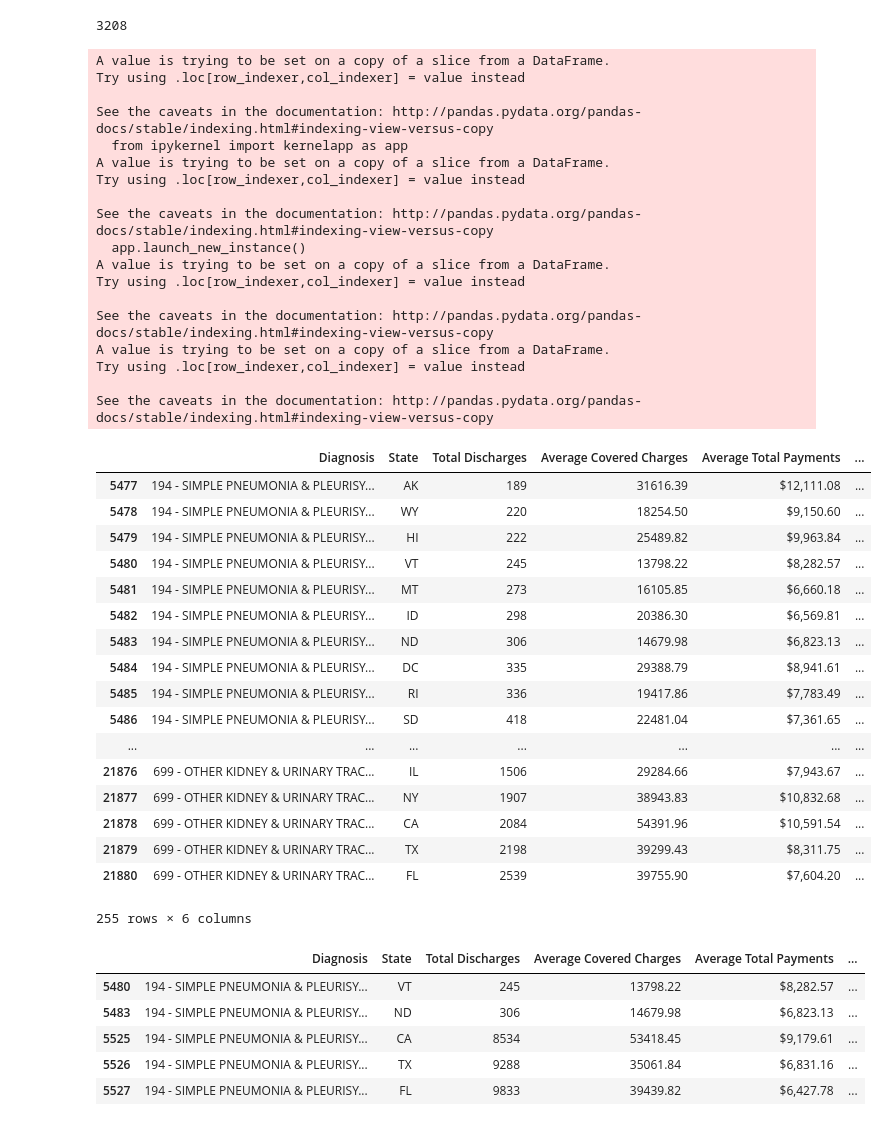
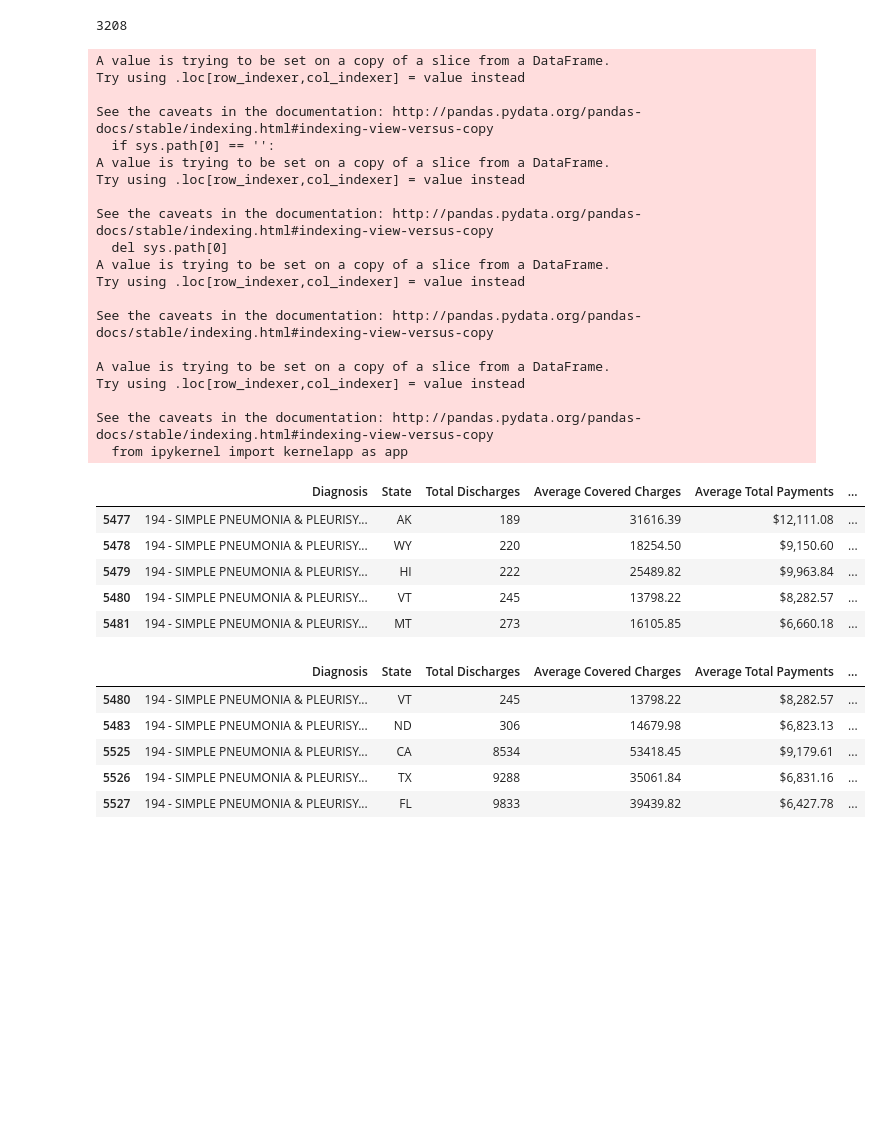
Before and after one commit to nilamroy2/Group6_Project_1, a Jupyter notebook: group6_starter_code_vasudha.ipynb, the cells around one changed output. Drawn from its saved outputs; the diff is of its cells as text; code cells hidden in the pictures; blank space fills up the shorter version.

```diff
--- a/group6_starter_code_vasudha.ipynb
+++ b/group6_starter_code_vasudha.ipynb
@@ -49,63 +25,50 @@ df_provider['Provider Id'].nunique()
 # %% [output]
 3208
 # %%
-#total_discharges = by_state[" Total Discharges "].sum()
-#total_discharges
-#df_renamed_value = df_renamed.loc[df_renamed.Diagnosis.isin(['293 - HEART FAILURE & SHOCK W/O CC/MCC','292 - HEART FAILURE & SHOCK W CC','194 - SIMPLE PNEUMONIA & PLEURISY W CC','684 - RENAL FAILURE W/O CC/MCC','699 - OTHER KIDNEY & URINARY TRACT DIAGNOSES W CC'])]
 df_renamed_value = df_renamed[df_renamed.Diagnosis.isin(diag_list)]
 df_renamed_value
 
 # '293 - HEART FAILURE & SHOCK W/O CC/MCC',
 # '292 - HEART FAILURE & SHOCK W CC',
 # '194 - SIMPLE PNEUMONIA & PLEURISY W CC',
 # '684 - RENAL FAILURE W/O CC/MCC',
 # '699 - OTHER KIDNEY & URINARY TRACT DIAGNOSES W CC'
 
 #Convert Average Provider Charges field to float
 if (type(df_renamed_value.iloc[0,2]) == str):
     df_renamed_value['Average Covered Charges'] = df_renamed_value['Average Covered Charges'].str.replace('$','').str.replace(',','')
     df_renamed_value['Average Covered Charges'] = df_renamed_value['Average Covered Charges'].astype(np.float64)
     df_renamed_value['Total Discharges'] = df_renamed_value['Total Discharges'].str.replace(',','')
     df_renamed_value['Total Discharges'] = df_renamed_value['Total Discharges'].astype(np.int64)
 
-df_renamed_value
+df_renamed_value.head()
 # %% [output]
+A value is trying to be set on a copy of a slice from a DataFrame.
+Try using .loc[row_indexer,col_indexer] = value instead
+
+See the caveats in the documentation: http://pandas.pydata.org/pandas-docs/stable/indexing.html#indexing-view-versus-copy
+  if sys.path[0] == '':
+A value is trying to be set on a copy of a slice from a DataFrame.
+Try using .loc[row_indexer,col_indexer] = value instead
+
+See the caveats in the documentation: http://pandas.pydata.org/pandas-docs/stable/indexing.html#indexing-view-versus-copy
+  del sys.path[0]
+A value is trying to be set on a copy of a slice from a DataFrame.
+Try using .loc[row_indexer,col_indexer] = value instead
+
+See the caveats in the documentation: http://pandas.pydata.org/pandas-docs/stable/indexing.html#indexing-view-versus-copy
+
 A value is trying to be set on a copy of a slice from a DataFrame.
 Try using .loc[row_indexer,col_indexer] = value instead
 
 See the caveats in the documentation: http://pandas.pydata.org/pandas-docs/stable/indexing.html#indexing-view-versus-copy
   from ipykernel import kernelapp as app
-A value is trying to be set on a copy of a slice from a DataFrame.
-Try using .loc[row_indexer,col_indexer] = value instead
-
-See the caveats in the documentation: http://pandas.pydata.org/pandas-docs/stable/indexing.html#indexing-view-versus-copy
-  app.launch_new_instance()
-A value is trying to be set on a copy of a slice from a DataFrame.
-Try using .loc[row_indexer,col_indexer] = value instead
-
-See the caveats in the documentation: http://pandas.pydata.org/pandas-docs/stable/indexing.html#indexing-view-versus-copy
-A value is trying to be set on a copy of a slice from a DataFrame.
-Try using .loc[row_indexer,col_indexer] = value instead
-
-See the caveats in the documentation: http://pandas.pydata.org/pandas-docs/stable/indexing.html#indexing-view-versus-copy
 |  | Diagnosis | State | Total Discharges | Average Covered Charges | Average Total Payments | ... |
 | 5477 | 194 - SIMPLE PNEUMONIA & PLEURISY... | AK | 189 | 31616.39 | $12,111.08 | ... |
 | 5478 | 194 - SIMPLE PNEUMONIA & PLEURISY... | WY | 220 | 18254.50 | $9,150.60 | ... |
 | 5479 | 194 - SIMPLE PNEUMONIA & PLEURISY... | HI | 222 | 25489.82 | $9,963.84 | ... |
 | 5480 | 194 - SIMPLE PNEUMONIA & PLEURISY... | VT | 245 | 13798.22 | $8,282.57 | ... |
 | 5481 | 194 - SIMPLE PNEUMONIA & PLEURISY... | MT | 273 | 16105.85 | $6,660.18 | ... |
-| 5482 | 194 - SIMPLE PNEUMONIA & PLEURISY... | ID | 298 | 20386.30 | $6,569.81 | ... |
-| 5483 | 194 - SIMPLE PNEUMONIA & PLEURISY... | ND | 306 | 14679.98 | $6,823.13 | ... |
-| 5484 | 194 - SIMPLE PNEUMONIA & PLEURISY... | DC | 335 | 29388.79 | $8,941.61 | ... |
-| 5485 | 194 - SIMPLE PNEUMONIA & PLEURISY... | RI | 336 | 19417.86 | $7,783.49 | ... |
-| 5486 | 194 - SIMPLE PNEUMONIA & PLEURISY... | SD | 418 | 22481.04 | $7,361.65 | ... |
-| ... | ... | ... | ... | ... | ... | ... |
-| 21876 | 699 - OTHER KIDNEY & URINARY TRAC... | IL | 1506 | 29284.66 | $7,943.67 | ... |
-| 21877 | 699 - OTHER KIDNEY & URINARY TRAC... | NY | 1907 | 38943.83 | $10,832.68 | ... |
-| 21878 | 699 - OTHER KIDNEY & URINARY TRAC... | CA | 2084 | 54391.96 | $10,591.54 | ... |
-| 21879 | 699 - OTHER KIDNEY & URINARY TRAC... | TX | 2198 | 39299.43 | $8,311.75 | ... |
-| 21880 | 699 - OTHER KIDNEY & URINARY TRAC... | FL | 2539 | 39755.90 | $7,604.20 | ... |
-255 rows × 6 columns
 # %%
 #Finding values for 5 states for 5 diagnosis
 df_by_states = df_renamed_value.loc[(df_renamed_value['State']=='CA')|(df_renamed_value['State']=='FL')|(df_renamed_value['State']=='TX')|(df_renamed_value['State']=='VT')|(df_renamed_value['State']=='ND')]
```
Also changed, not shown: parts of 7 cells of this notebook.
